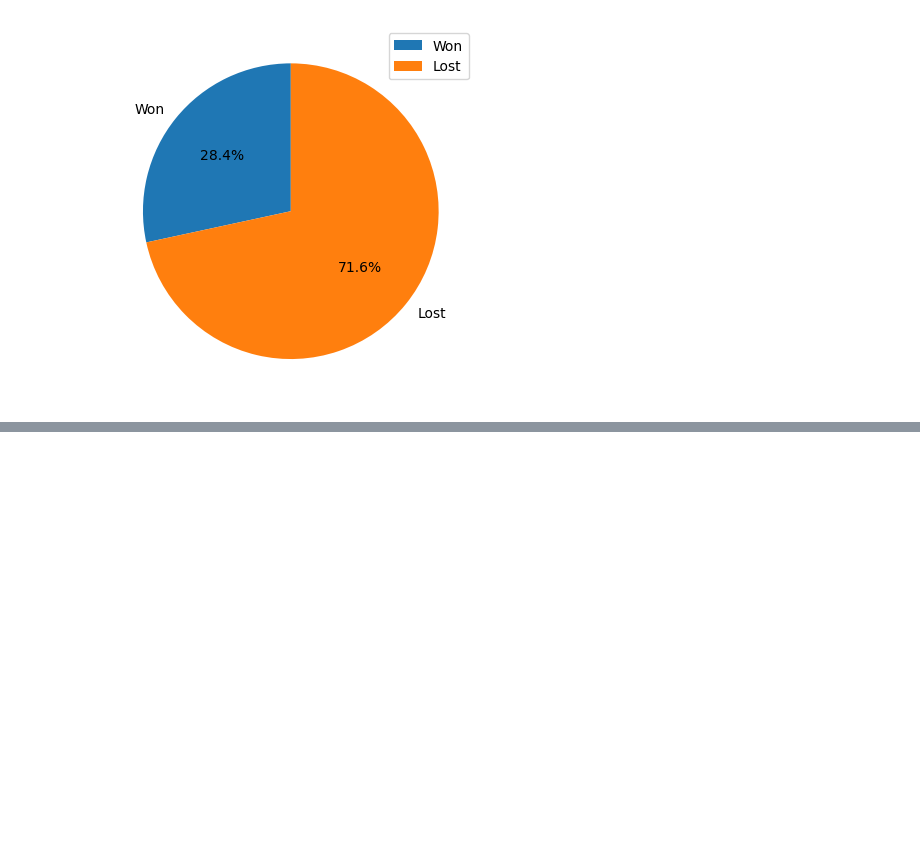
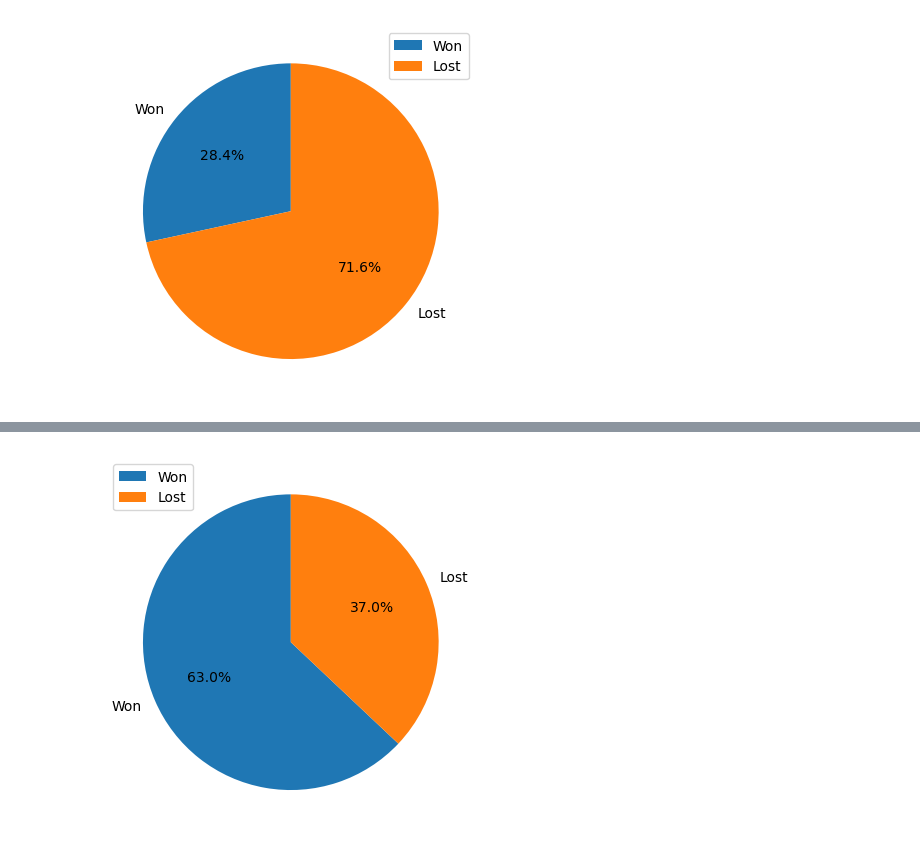
Before and after one commit to Jamal-Jillo/jurgen_klopp_data_analysis, a Jupyter notebook: EDA.ipynb, the cells around one changed output, grey strips where cells are left out. Saved outputs shown, nothing was run; the diff lists cells and outputs as text; code cells hidden in the pictures; blank space fills up the shorter version.

```diff
--- a/EDA.ipynb
+++ b/EDA.ipynb
@@ -263,0 +389,8 @@ plt.show()
+# %%
+# pie chart for Uefa Champions League away
+pie_chart_ucl_away = ['Won', 'Lost']
+plt.pie([liv_ucl_away_wins, liv_ucl_away_losses], labels=pie_chart_ucl_away, autopct='%1.1f%%', startangle=90)
+plt.legend(pie_chart_ucl_away, loc="best")
+plt.show()
+# %% [output]
+[figure, added]
```
Also changed, not shown: parts of 7 cells of this notebook, 4 other files.
